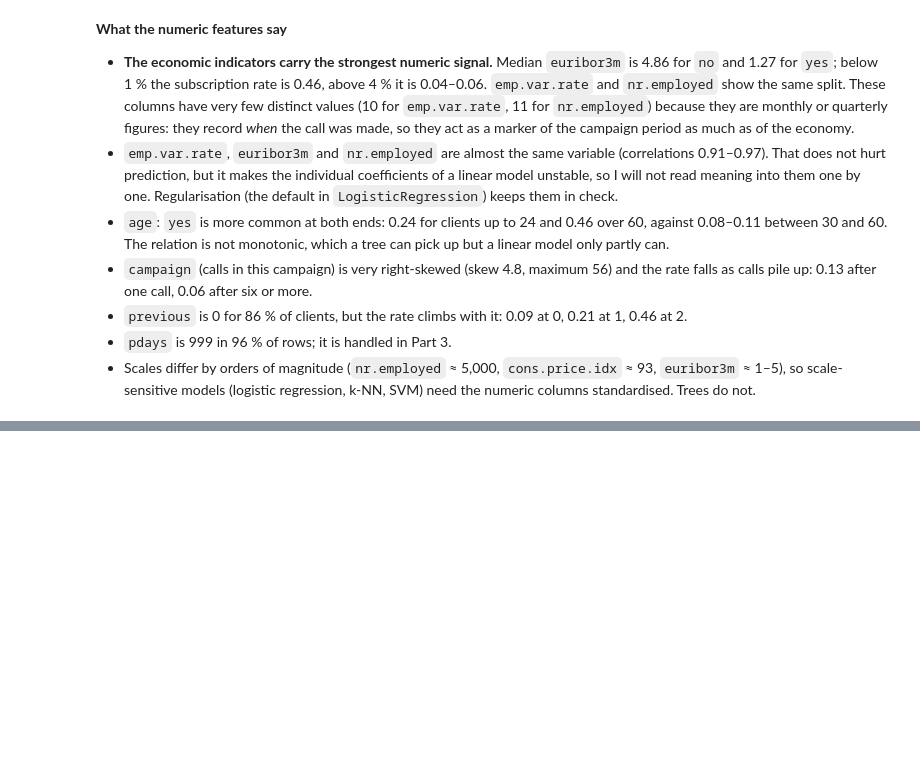
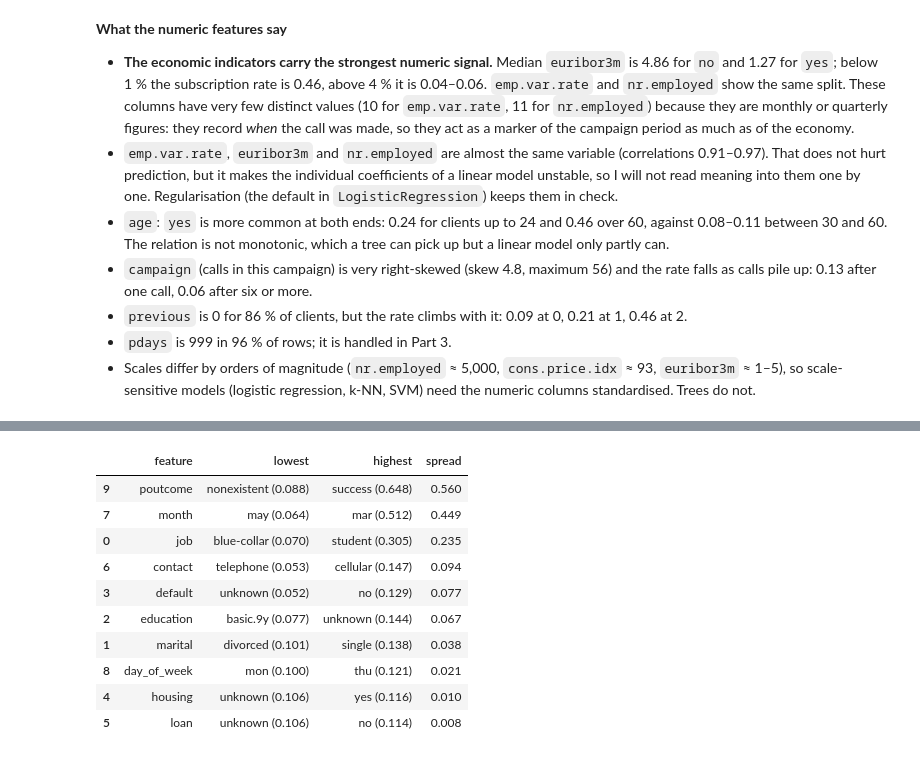
Before and after one commit to abo-code-1/task-03-ML-course, a Jupyter notebook: Imamsidikov_task3.ipynb, the cells around one changed output, grey strips where cells are left out. Drawn from its saved outputs; the diff is of its cells as text; code cells hidden in the pictures; blank space fills up the shorter version.

```diff
--- a/Imamsidikov_task3.ipynb
+++ b/Imamsidikov_task3.ipynb
@@ -266,0 +305,22 @@ plt.show()
+# %%
+# The categories with the highest and lowest rates (only levels with at least 100 calls)
+rows = []
+for col in categorical:
+    t = yes_rate_by(col)
+    t = t[t["n"] >= 100]
+    rows.append({"feature": col, "lowest": f"{t['yes_rate'].idxmin()} ({t['yes_rate'].min():.3f})",
+                 "highest": f"{t['yes_rate'].idxmax()} ({t['yes_rate'].max():.3f})",
+                 "spread": t["yes_rate"].max() - t["yes_rate"].min()})
+pd.DataFrame(rows).sort_values("spread", ascending=False).round(3)
+# %% [output]
+|  | feature | lowest | highest | spread |
+| 9 | poutcome | nonexistent (0.088) | success (0.648) | 0.560 |
+| 7 | month | may (0.064) | mar (0.512) | 0.449 |
+| 0 | job | blue-collar (0.070) | student (0.305) | 0.235 |
+| 6 | contact | telephone (0.053) | cellular (0.147) | 0.094 |
+| 3 | default | unknown (0.052) | no (0.129) | 0.077 |
+| 2 | education | basic.9y (0.077) | unknown (0.144) | 0.067 |
+| 1 | marital | divorced (0.101) | single (0.138) | 0.038 |
+| 8 | day_of_week | mon (0.100) | thu (0.121) | 0.021 |
+| 4 | housing | unknown (0.106) | yes (0.116) | 0.010 |
+| 5 | loan | unknown (0.106) | no (0.114) | 0.008 |
```
Also changed, not shown: parts of 11 cells of this notebook, 1 other file.
